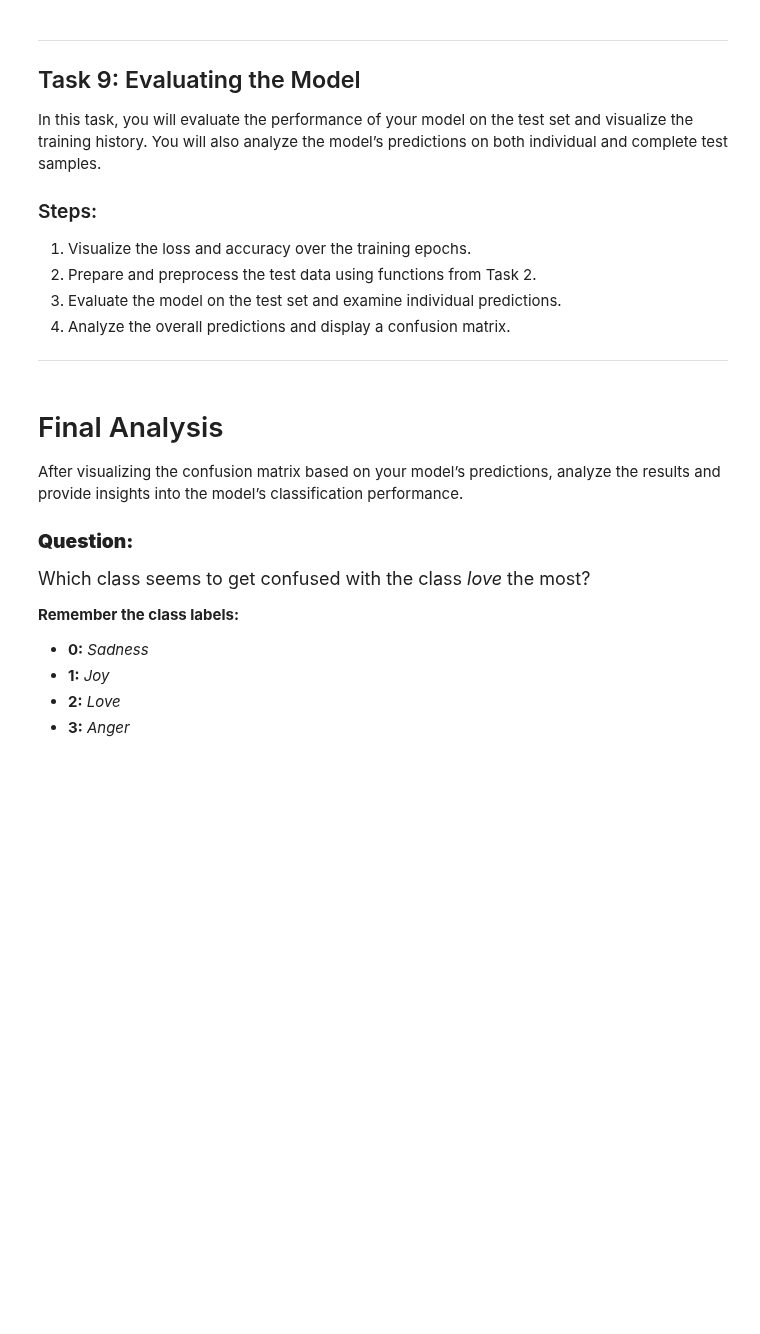
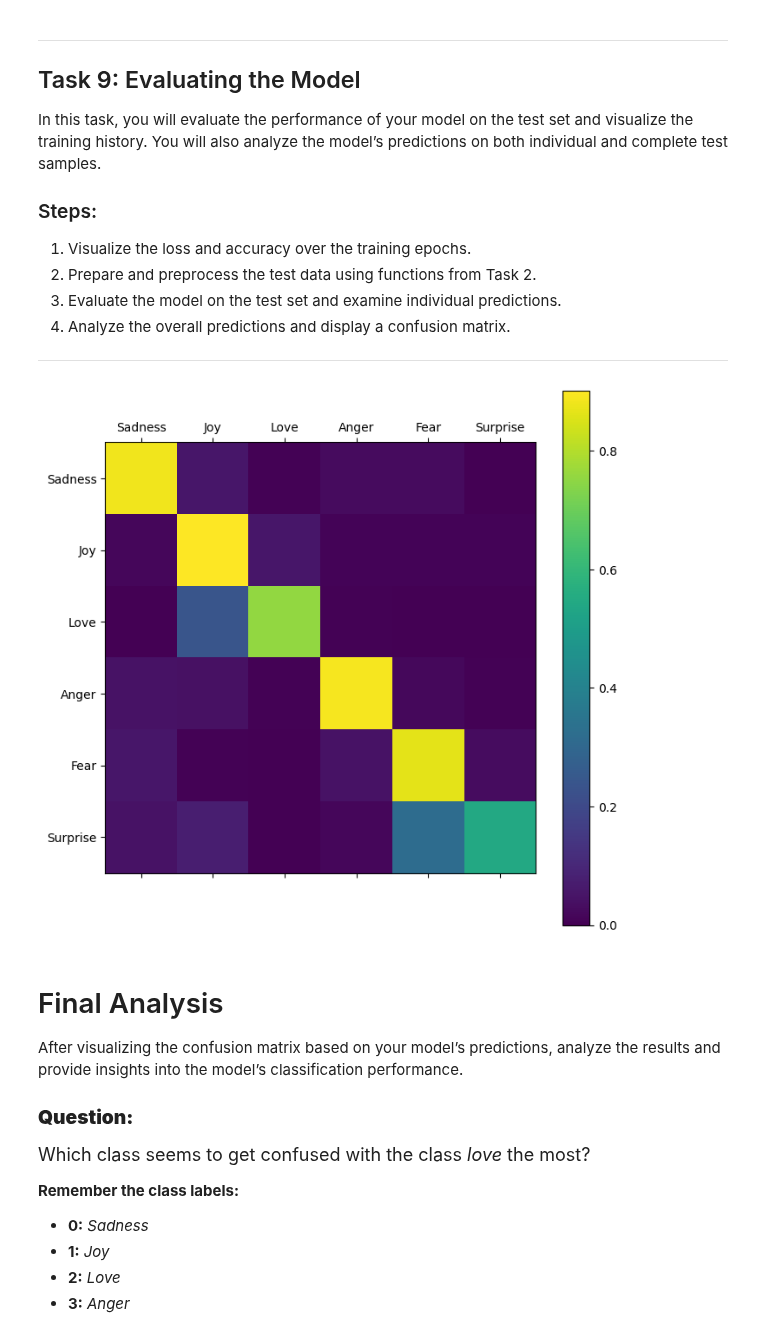
Before and after one commit to ParsaGhezelbash/Deep-Learning-Notebooks, a Jupyter notebook: RNN/DeepLearning_HW4_p1.ipynb, the cells around one changed output. Drawn from its saved outputs; the diff is of its cells as text; code cells hidden in the pictures; blank space fills up the shorter version.

```diff
--- a/RNN/DeepLearning_HW4_p1.ipynb
+++ b/RNN/DeepLearning_HW4_p1.ipynb
@@ -336,6 +540,12 @@ In this task, you will evaluate the performance of your model on the test set an
 ###############################################################################################################
 
 # Your code for preparing the test set goes here
+
+test_tweets, test_labels = extract_tweets_labels(test)
+padded_test_sequences = get_sequences(tokenizer, test_tweets, vocab, max_length=40)
+
+test_data = TensorDataset(padded_test_sequences, torch.tensor(test_labels, dtype=torch.long))
+test_loader = DataLoader(test_data, batch_size=batch_size)
 # %%
 ###############################################################################################################
 # TODO: Evaluate the model's performance on the test set. Print the accuracy and loss, and review individual   #
@@ -343,14 +553,40 @@ In this task, you will evaluate the performance of your model on the test set an
 ###############################################################################################################
 
 # Your code for evaluating the model and reviewing predictions goes here
+
+def evaluate_model(model, test_loader, criterion, device):
+    model.eval()
+    test_loss = 0
+    test_correct = 0
+    predictions = []
+    actuals = []
+    with torch.no_grad():
+        for inputs, lables in test_loader:
+            inputs, lables = inputs.to(device), lables.to(device)
+            outputs = model(inputs)
+            loss = criterion(outputs, lables)
+            test_loss += loss.item() * inputs.size(0)
+            test_correct += (outputs.argmax(1) == lables).sum().item()
+            predictions.extend(outputs.argmax(1).tolist())
+            actuals.extend(lables.tolist())
+
+    test_loss = test_loss / len(test_loader.dataset)
+    test_accuracy = test_correct / len(test_loader.dataset)
+    return test_loss, test_accuracy, predictions, actuals
+
+test_loss, test_accuracy, predictions, actuals = evaluate_model(model, test_loader, criterion, device)
 # %%
 ###############################################################################################################
 # TODO: Generate predictions for all test samples and analyze the model's overall performance. Display the     #
 #       confusion matrix to visualize the differences between true and predicted labels, helping to interpret  #
 #       the model's classification results.                                                                   #
 ###############################################################################################################
 
 # Your code for generating predictions and displaying the confusion matrix goes here
+class_names = {0: 'Sadness', 1: 'Joy', 2: 'Love', 3: 'Anger', 4: 'Fear', 5: 'Surprise'}
+cm = visualize_confusion_matrix(actuals, predictions, class_names.values())
+# %% [output]
+[figure, added]
 # %% [markdown]
 # Final Analysis
 
```
Also changed, not shown: parts of 17 cells of this notebook.
